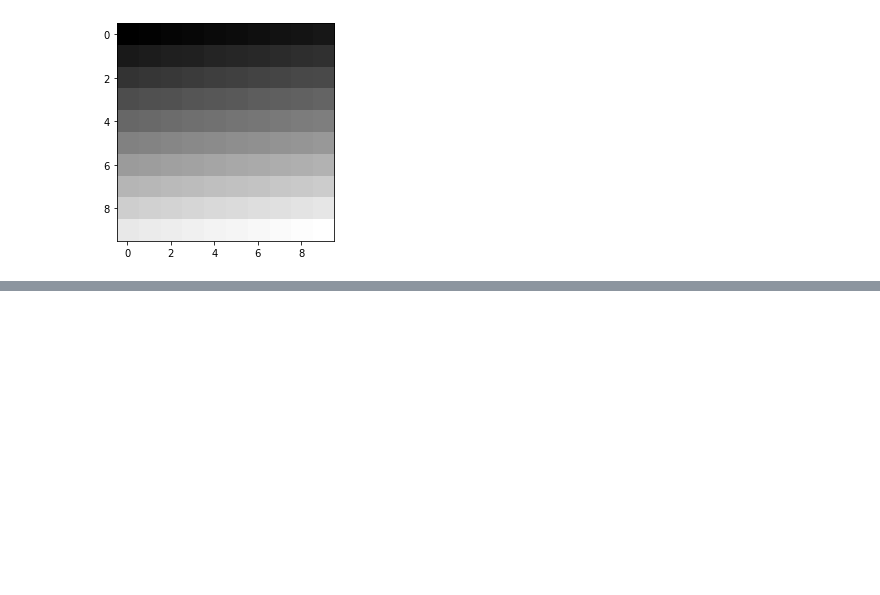
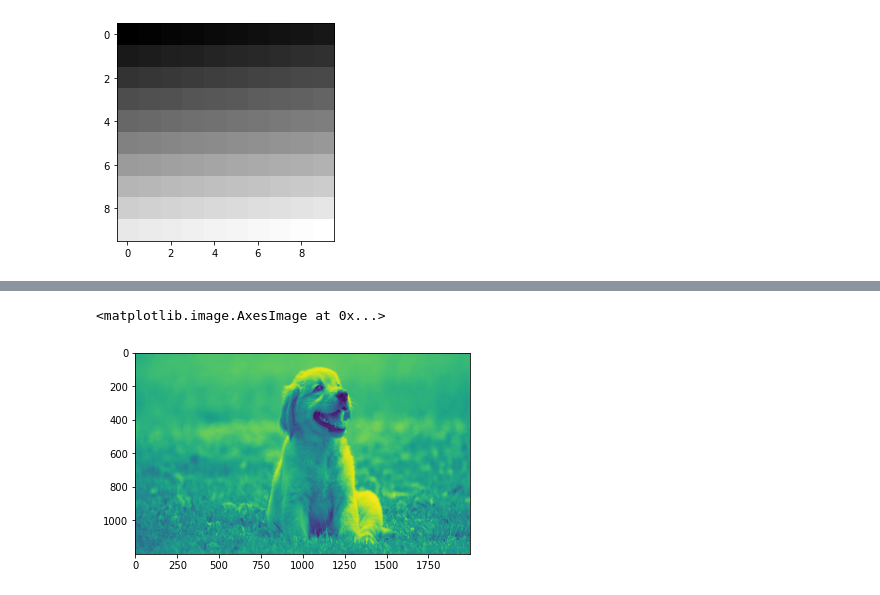
Before and after one commit to agnik2019/Facial_emotion_flask, a Jupyter notebook: Understanding Images.ipynb, the cells around one changed output, grey strips where cells are left out. Saved outputs shown, nothing was run; the diff lists cells and outputs as text; code cells hidden in the pictures; blank space fills up the shorter version.

```diff
--- a/Understanding Images.ipynb
+++ b/Understanding Images.ipynb
@@ -217,0 +268,5 @@ plt.imshow(arr2, cmap="gray")
+# %%
+plt.imshow(img_en)
+# %% [output]
+<matplotlib.image.AxesImage at 0x...>
+[figure, added]
```
Also changed, not shown: parts of 25 cells of this notebook, 19 other files.
